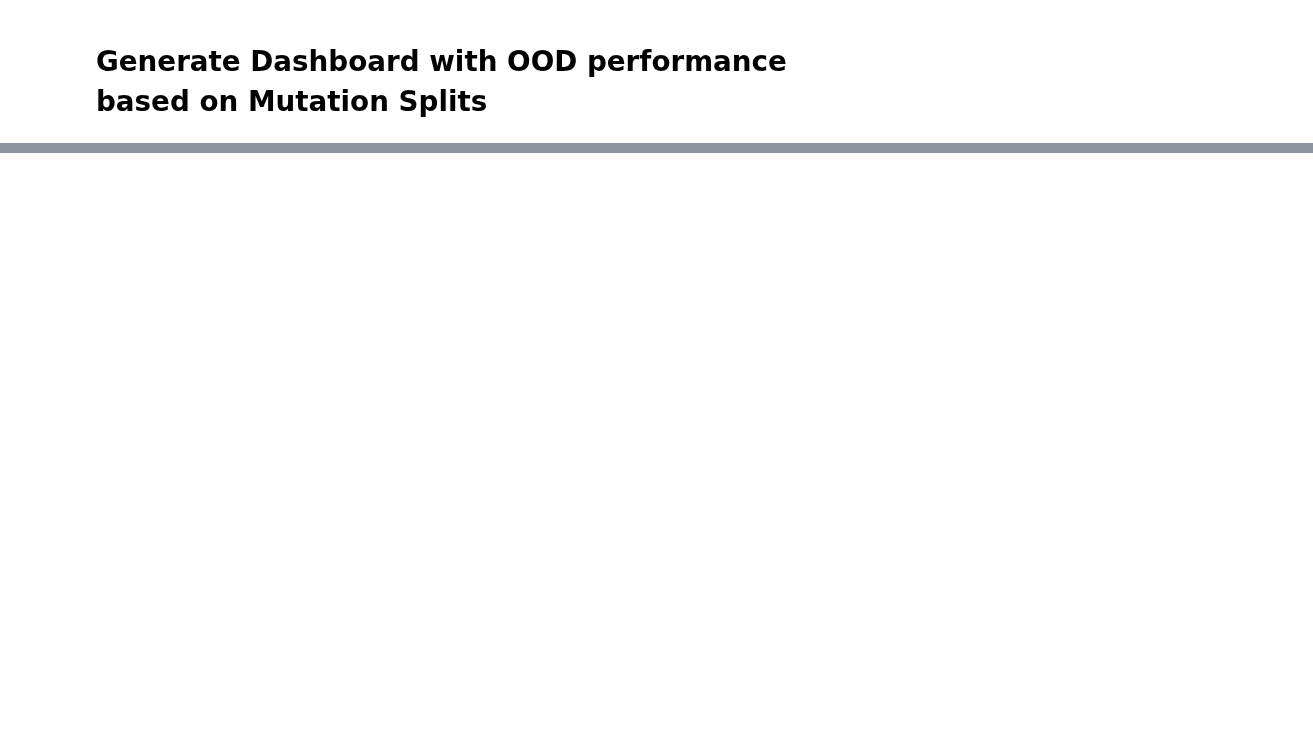
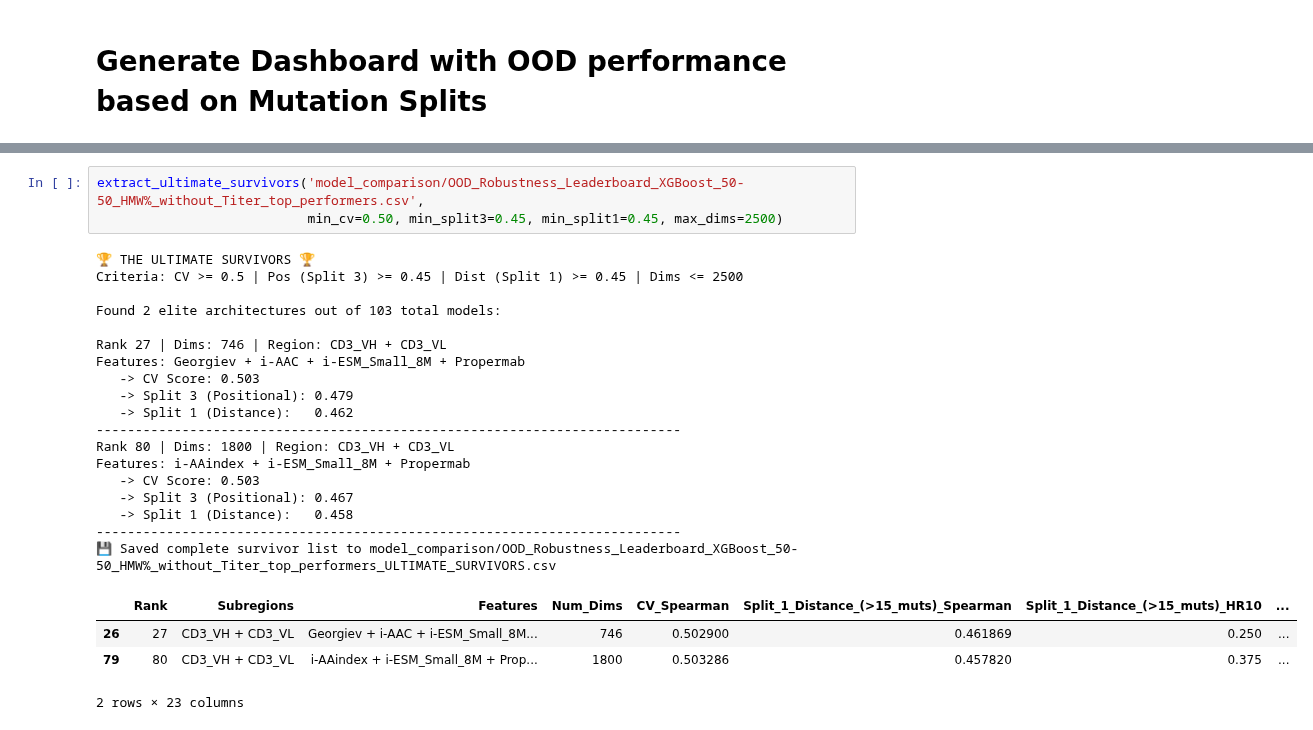
Before and after one commit to esigalas/biostream, a Jupyter notebook: Inference_on_Unseen_data_notebook.ipynb, the cells around one changed output, grey strips where cells are left out. Drawn from its saved outputs; the diff is of its cells as text; blank space fills up the shorter version.

```diff
--- a/Inference_on_Unseen_data_notebook.ipynb
+++ b/Inference_on_Unseen_data_notebook.ipynb
@@ -799,0 +910,26 @@ if __name__ == "__main__":
+# %%
+extract_ultimate_survivors('model_comparison/OOD_Robustness_Leaderboard_XGBoost_50-50_HMW%_without_Titer_top_performers.csv',
+                           min_cv=0.50, min_split3=0.45, min_split1=0.45, max_dims=2500)
+# %% [output]
+🏆 THE ULTIMATE SURVIVORS 🏆
+Criteria: CV >= 0.5 | Pos (Split 3) >= 0.45 | Dist (Split 1) >= 0.45 | Dims <= 2500
+
+Found 2 elite architectures out of 103 total models:
+
+Rank 27 | Dims: 746 | Region: CD3_VH + CD3_VL
+Features: Georgiev + i-AAC + i-ESM_Small_8M + Propermab
+   -> CV Score: 0.503
+   -> Split 3 (Positional): 0.479
+   -> Split 1 (Distance):   0.462
+---------------------------------------------------------------------------
+Rank 80 | Dims: 1800 | Region: CD3_VH + CD3_VL
+Features: i-AAindex + i-ESM_Small_8M + Propermab
+   -> CV Score: 0.503
+   -> Split 3 (Positional): 0.467
+   -> Split 1 (Distance):   0.458
+---------------------------------------------------------------------------
+💾 Saved complete survivor list to model_comparison/OOD_Robustness_Leaderboard_XGBoost_50-50_HMW%_without_Titer_top_performers_ULTIMATE_SURVIVORS.csv
+|  | Rank | Subregions | Features | Num_Dims | CV_Spearman | Split_1_Distance_(>15_muts)_Spearman | Split_1_Distance_(>15_muts)_HR10 | ... |
+| 26 | 27 | CD3_VH + CD3_VL | Georgiev + i-AAC + i-ESM_Small_8M... | 746 | 0.502900 | 0.461869 | 0.250 | ... |
+| 79 | 80 | CD3_VH + CD3_VL | i-AAindex + i-ESM_Small_8M + Prop... | 1800 | 0.503286 | 0.457820 | 0.375 | ... |
+2 rows × 23 columns
```
Also changed, not shown: parts of 14 cells of this notebook.
